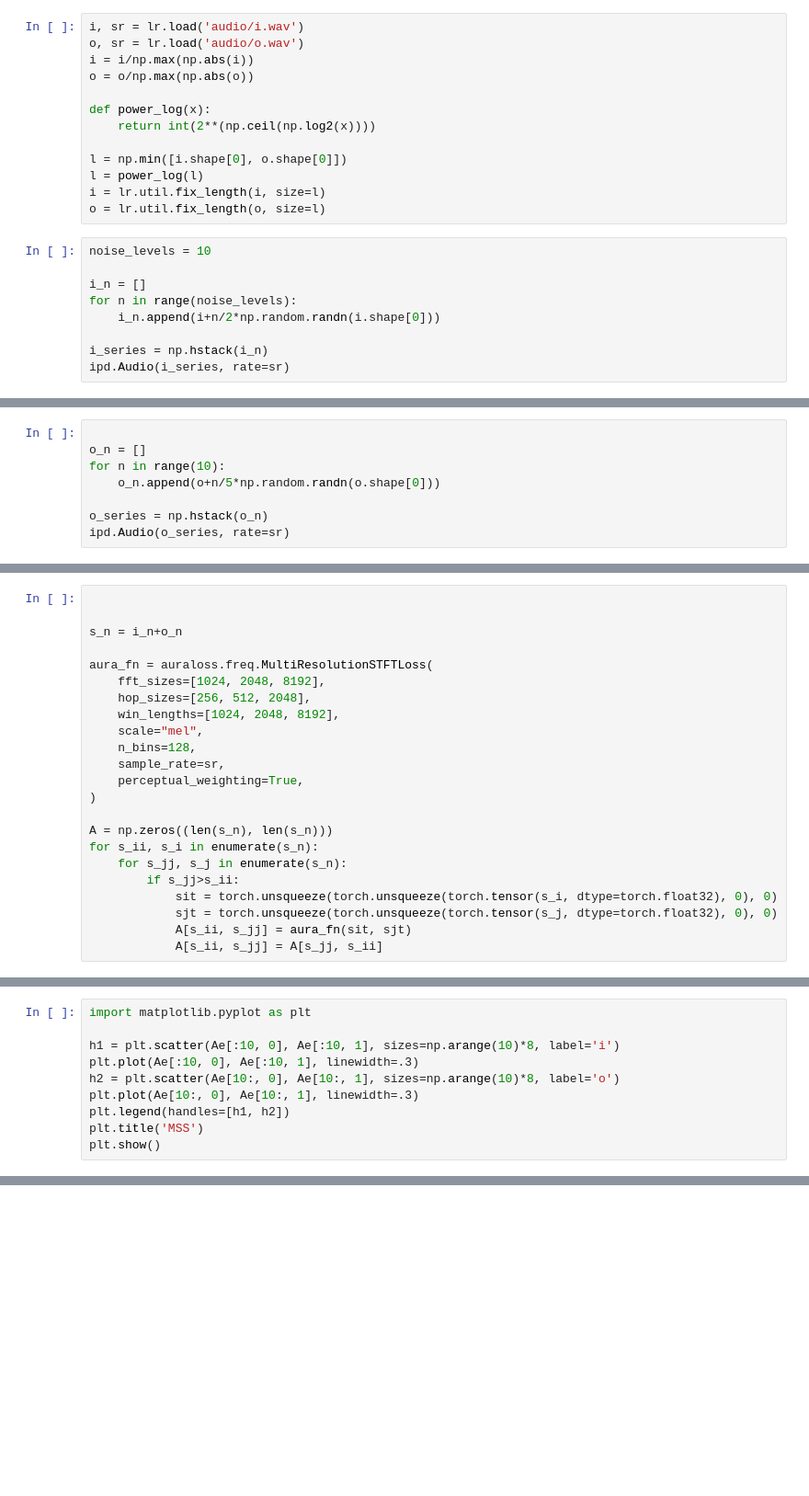
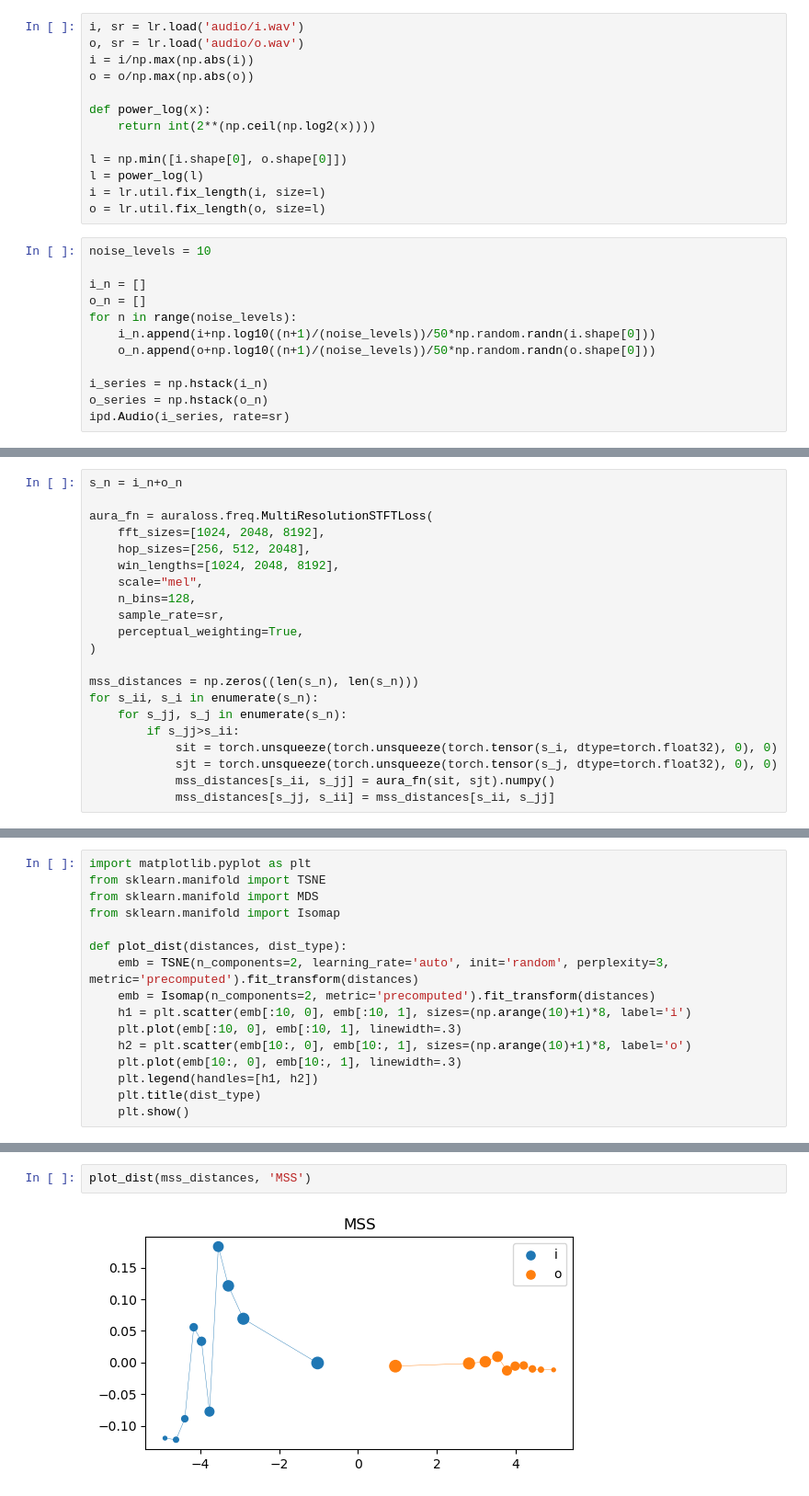
Before and after one commit to mathieulagrange/kymatio-audio, a Jupyter notebook: vowel2noise.ipynb, the cells around one changed output, grey strips where cells are left out. Shown at 92% size. Cells and saved outputs as stored; diff of their text form; blank space fills up the shorter version.

```diff
--- a/vowel2noise.ipynb
+++ b/vowel2noise.ipynb
@@ -26,18 +26,13 @@ o = lr.util.fix_length(o, size=l)
 noise_levels = 10
 
 i_n = []
+o_n = []
 for n in range(noise_levels):
-    i_n.append(i+n/2*np.random.randn(i.shape[0]))
+    i_n.append(i+np.log10((n+1)/(noise_levels))/50*np.random.randn(i.shape[0]))
+    o_n.append(o+np.log10((n+1)/(noise_levels))/50*np.random.randn(o.shape[0]))
 
 i_series = np.hstack(i_n)
+o_series = np.hstack(o_n)
 ipd.Audio(i_series, rate=sr)
 # %% [output]
 [interactive output not drawn]
-# %%
-
-o_n = []
-for n in range(10):
-    o_n.append(o+n/5*np.random.randn(o.shape[0]))
-
-o_series = np.hstack(o_n)
-ipd.Audio(o_series, rate=sr)
@@ -46,6 +44,4 @@ ipd.Audio(o_series, rate=sr)
 # %%
-
-
 s_n = i_n+o_n
 
 aura_fn = auraloss.freq.MultiResolutionSTFTLoss(
@@ -58,11 +54,11 @@ aura_fn = auraloss.freq.MultiResolutionSTFTLoss(
     perceptual_weighting=True,
 )
 
-A = np.zeros((len(s_n), len(s_n)))
+mss_distances = np.zeros((len(s_n), len(s_n)))
 for s_ii, s_i in enumerate(s_n):
     for s_jj, s_j in enumerate(s_n):
         if s_jj>s_ii:
             sit = torch.unsqueeze(torch.unsqueeze(torch.tensor(s_i, dtype=torch.float32), 0), 0)
             sjt = torch.unsqueeze(torch.unsqueeze(torch.tensor(s_j, dtype=torch.float32), 0), 0)
-            A[s_ii, s_jj] = aura_fn(sit, sjt)
-            A[s_ii, s_jj] = A[s_jj, s_ii]
+            mss_distances[s_ii, s_jj] = aura_fn(sit, sjt).numpy()
+            mss_distances[s_jj, s_ii] = mss_distances[s_ii, s_jj]
@@ -73,10 +89,16 @@ Ae = TSNE(n_components=2, learning_rate='auto', init='random', perplexity=3, met
 # %%
 import matplotlib.pyplot as plt
+from sklearn.manifold import TSNE
+from sklearn.manifold import MDS
+from sklearn.manifold import Isomap
 
-h1 = plt.scatter(Ae[:10, 0], Ae[:10, 1], sizes=np.arange(10)*8, label='i')
-plt.plot(Ae[:10, 0], Ae[:10, 1], linewidth=.3)
-h2 = plt.scatter(Ae[10:, 0], Ae[10:, 1], sizes=np.arange(10)*8, label='o')
-plt.plot(Ae[10:, 0], Ae[10:, 1], linewidth=.3)
-plt.legend(handles=[h1, h2])
-plt.title('MSS')
-plt.show()
+def plot_dist(distances, dist_type):
+    emb = TSNE(n_components=2, learning_rate='auto', init='random', perplexity=3, metric='precomputed').fit_transform(distances)
+    emb = Isomap(n_components=2, metric='precomputed').fit_transform(distances)
+    h1 = plt.scatter(emb[:10, 0], emb[:10, 1], sizes=(np.arange(10)+1)*8, label='i')
+    plt.plot(emb[:10, 0], emb[:10, 1], linewidth=.3)
+    h2 = plt.scatter(emb[10:, 0], emb[10:, 1], sizes=(np.arange(10)+1)*8, label='o')
+    plt.plot(emb[10:, 0], emb[10:, 1], linewidth=.3)
+    plt.legend(handles=[h1, h2])
+    plt.title(dist_type)
+    plt.show()
@@ -102,0 +105,4 @@ plt.show()
+# %%
+plot_dist(mss_distances, 'MSS')
+# %% [output]
+[figure, added]
```
Also changed, not shown: parts of 9 cells of this notebook, 1 other file.
